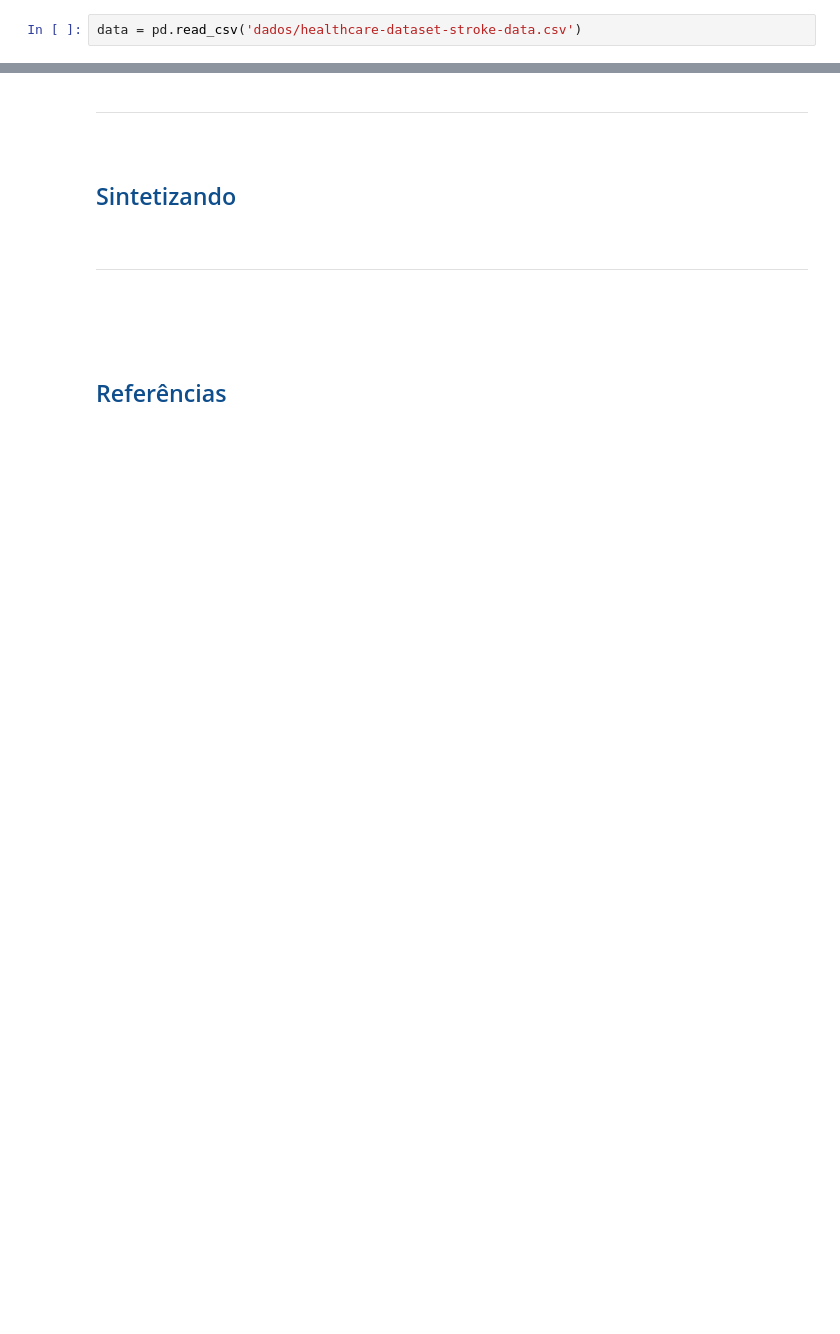
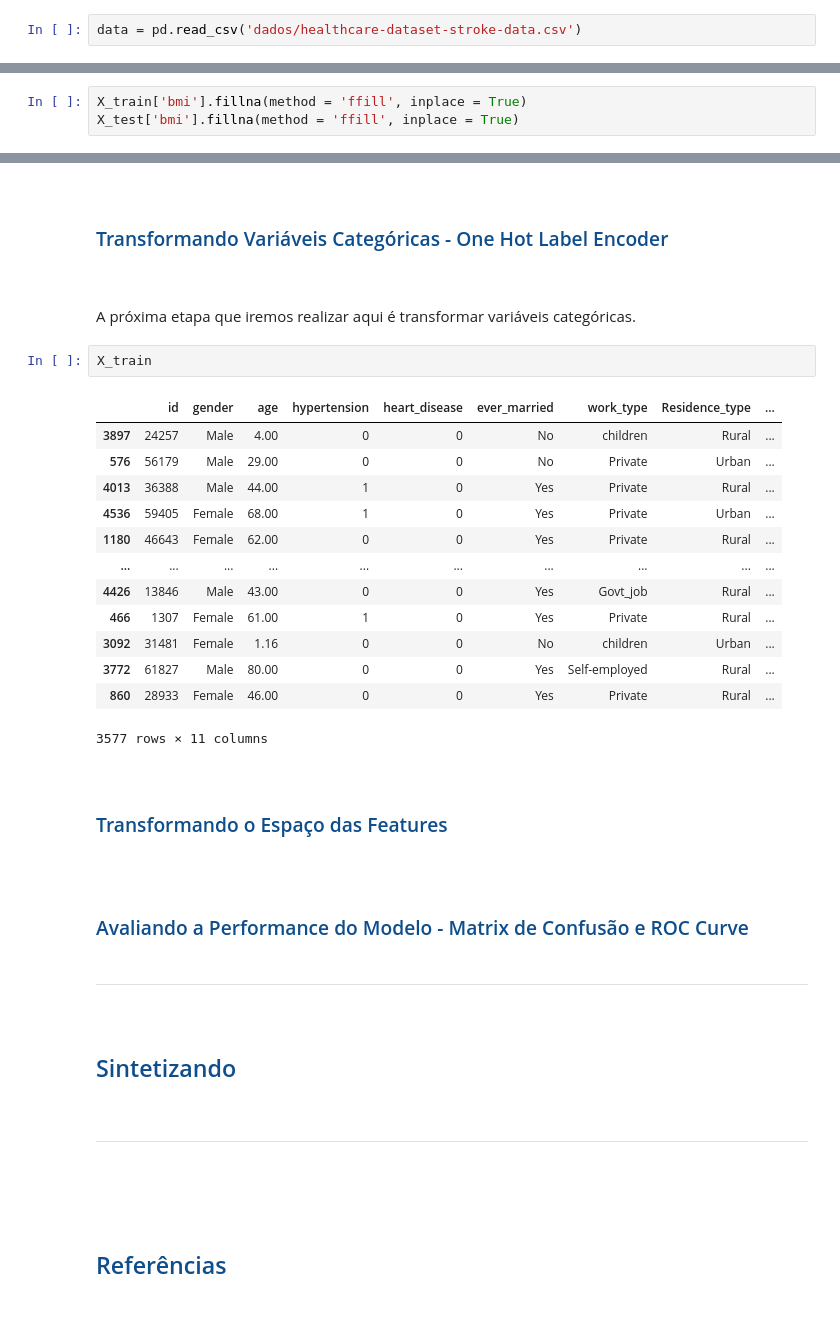
Before and after one commit to Data-Aqa/trilha-ciencia-de-dados, a Jupyter notebook: machine learning/aprendizado supervisionado/metodos de classificacao/svm/SVM.ipynb, the cells around one changed output, grey strips where cells are left out. Saved outputs shown, nothing was run; the diff lists cells and outputs as text; blank space fills up the shorter version.

```diff
--- a/machine learning/aprendizado supervisionado/metodos de classificacao/svm/SVM.ipynb
+++ b/machine learning/aprendizado supervisionado/metodos de classificacao/svm/SVM.ipynb
@@ -191,0 +277,3 @@ dtype: int64
+# %%
+X_train['bmi'].fillna(method = 'ffill', inplace = True)
+X_test['bmi'].fillna(method = 'ffill', inplace = True)
@@ -192,3 +287,38 @@ dtype: int64
+# %% [markdown]
+
+<br>
+
+### <span style = "font-family:Times New Roman"><font color = #0f4e8c> Transformando Variáveis Categóricas - One Hot Label Encoder
+
+
+<br>
+# %% [markdown]
+A próxima etapa que iremos realizar aqui é transformar variáveis categóricas.
+# %%
+X_train
+# %% [output]
+|  | id | gender | age | hypertension | heart_disease | ever_married | work_type | Residence_type | ... |
+| 3897 | 24257 | Male | 4.00 | 0 | 0 | No | children | Rural | ... |
+| 576 | 56179 | Male | 29.00 | 0 | 0 | No | Private | Urban | ... |
+| 4013 | 36388 | Male | 44.00 | 1 | 0 | Yes | Private | Rural | ... |
+| 4536 | 59405 | Female | 68.00 | 1 | 0 | Yes | Private | Urban | ... |
+| 1180 | 46643 | Female | 62.00 | 0 | 0 | Yes | Private | Rural | ... |
+| ... | ... | ... | ... | ... | ... | ... | ... | ... | ... |
+| 4426 | 13846 | Male | 43.00 | 0 | 0 | Yes | Govt_job | Rural | ... |
+| 466 | 1307 | Female | 61.00 | 1 | 0 | Yes | Private | Rural | ... |
+| 3092 | 31481 | Female | 1.16 | 0 | 0 | No | children | Urban | ... |
+| 3772 | 61827 | Male | 80.00 | 0 | 0 | Yes | Self-employed | Rural | ... |
+| 860 | 28933 | Female | 46.00 | 0 | 0 | Yes | Private | Rural | ... |
+3577 rows × 11 columns
+# %% [markdown]
+
+<br>
+
+### <span style = "font-family:Times New Roman"><font color = #0f4e8c> Transformando o Espaço das Features
+
+<br>
+# %% [markdown]
+###  <span style = "font-family:Times New Roman"><font color = #0f4e8c>Avaliando a Performance do Modelo - Matrix de Confusão e ROC Curve
 # %% [markdown]
 ------------------------------
 <br>
```
Also changed, not shown: parts of 37 cells of this notebook, 2 other files.
